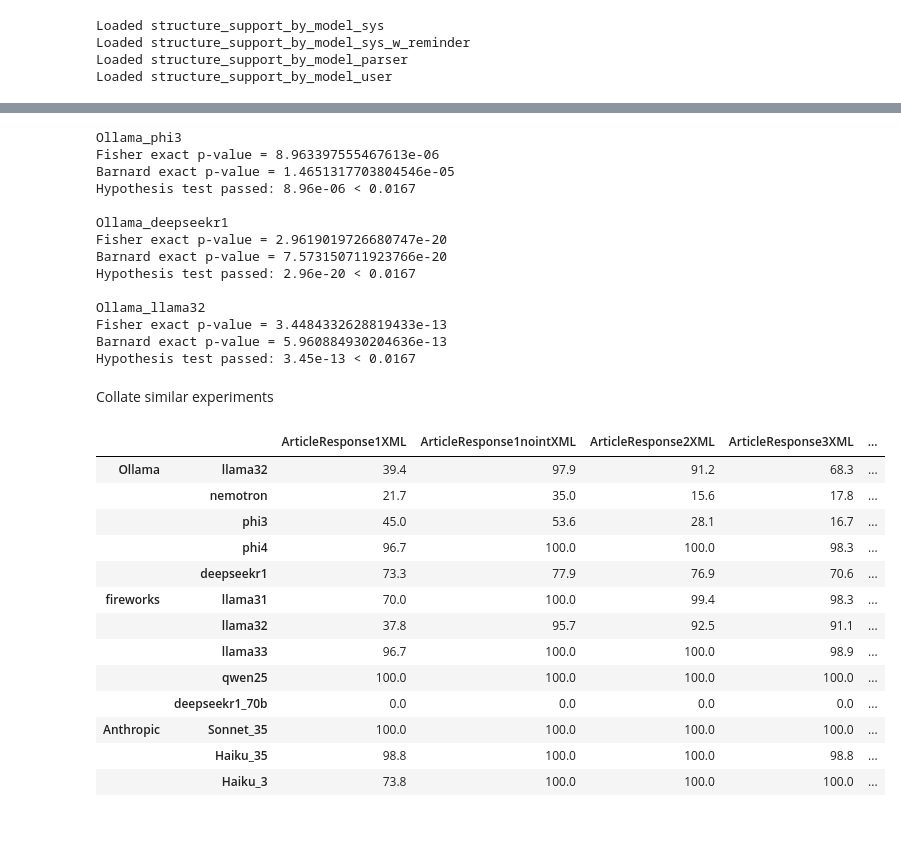
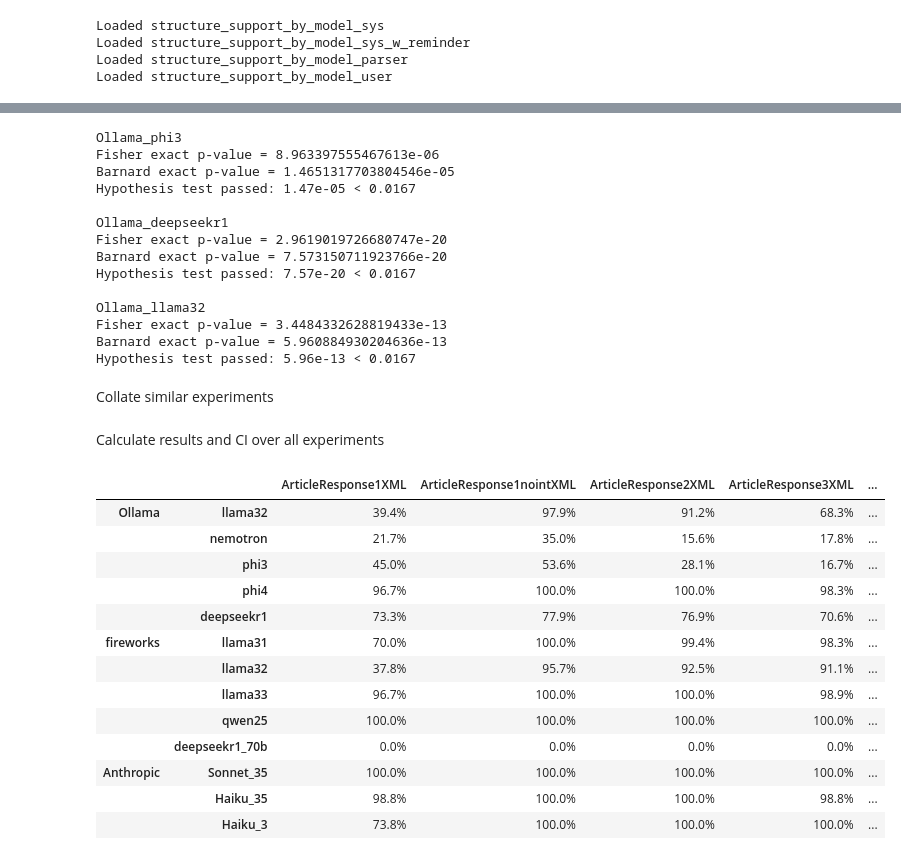
Before and after one commit to adocherty/mastering-structured-output, a Jupyter notebook: collate_and_test_results.ipynb, the cells around one changed output, grey strips where cells are left out. Cells and saved outputs as stored; diff of their text form; code cells hidden in the pictures; blank space fills up the shorter version.

```diff
--- a/collate_and_test_results.ipynb
+++ b/collate_and_test_results.ipynb
@@ -172,23 +209,23 @@ htest_sys_parser = compare_m_experiments(
             "structure_support_by_model_parser",
         ]
     },
-    print_only_passed=True,
+    print_only_passed=False,
 )
 # %% [output]
 Ollama_phi3
 Fisher exact p-value = 8.963397555467613e-06
 Barnard exact p-value = 1.4651317703804546e-05
-Hypothesis test passed: 8.96e-06 < 0.0167
+Hypothesis test passed: 1.47e-05 < 0.0167
 
 Ollama_deepseekr1
 Fisher exact p-value = 2.9619019726680747e-20
 Barnard exact p-value = 7.573150711923766e-20
-Hypothesis test passed: 2.96e-20 < 0.0167
+Hypothesis test passed: 7.57e-20 < 0.0167
 
 Ollama_llama32
 Fisher exact p-value = 3.4484332628819433e-13
 Barnard exact p-value = 5.960884930204636e-13
-Hypothesis test passed: 3.45e-13 < 0.0167
+Hypothesis test passed: 5.96e-13 < 0.0167
 # %% [markdown]
 Collate similar experiments
 # %%
@@ -222,40 +259,60 @@ for model, results_by_struct in combined_results.items():
             [o["error_type"] == "ok" for o in results["outputs"]]
         ).mean()
         results["num"] = len(results["outputs"])
+# %% [markdown]
+Calculate results and CI over all experiments
 # %%
 df_results = pd.DataFrame.from_dict(
     {
         tuple(mname.split("_", maxsplit=1)): {
             tname: combined_results[mname][tname]["valid"] * 100
             for tname in combined_results[mname].keys()
         }
         for mname in combined_results.keys()
     },
     orient="index",
 )
 df_count = pd.DataFrame.from_dict(
     {
         tuple(mname.split("_", maxsplit=1)): {
             tname: combined_results[mname][tname]["num"]
             for tname in combined_results[mname].keys()
         }
         for mname in combined_results.keys()
     },
     orient="index",
 )
-df_results.round(1)
+
+
+def format_ci(result):
+    avg, lb, ub = wilson_score_ci(result["valid"] * result["num"], result["num"])
+    # return f"{lb*100:.1f}% — {ub*100:.0f}% "
+    return f"{avg*100:.1f}% ±{max(avg-lb, ub-avg)*100:.1f}"
+
+
+df_ci = pd.DataFrame.from_dict(
+    {
+        tuple(mname.split("_", maxsplit=1)): {
+            tname: format_ci(combined_results[mname][tname])
+            for tname in combined_results[mname].keys()
+        }
+        for mname in combined_results.keys()
+    },
+    orient="index",
+)
+df_results.map(lambda x: f"{x:.1f}%")
 # %% [output]
 |  |  | ArticleResponse1XML | ArticleResponse1nointXML | ArticleResponse2XML | ArticleResponse3XML | ... |
-| Ollama | llama32 | 39.4 | 97.9 | 91.2 | 68.3 | ... |
-|  | nemotron | 21.7 | 35.0 | 15.6 | 17.8 | ... |
-|  | phi3 | 45.0 | 53.6 | 28.1 | 16.7 | ... |
-|  | phi4 | 96.7 | 100.0 | 100.0 | 98.3 | ... |
-|  | deepseekr1 | 73.3 | 77.9 | 76.9 | 70.6 | ... |
-| fireworks | llama31 | 70.0 | 100.0 | 99.4 | 98.3 | ... |
-|  | llama32 | 37.8 | 95.7 | 92.5 | 91.1 | ... |
-|  | llama33 | 96.7 | 100.0 | 100.0 | 98.9 | ... |
-|  | qwen25 | 100.0 | 100.0 | 100.0 | 100.0 | ... |
-|  | deepseekr1_70b | 0.0 | 0.0 | 0.0 | 0.0 | ... |
-| Anthropic | Sonnet_35 | 100.0 | 100.0 | 100.0 | 100.0 | ... |
-|  | Haiku_35 | 98.8 | 100.0 | 100.0 | 98.8 | ... |
-|  | Haiku_3 | 73.8 | 100.0 | 100.0 | 100.0 | ... |
+| Ollama | llama32 | 39.4% | 97.9% | 91.2% | 68.3% | ... |
+|  | nemotron | 21.7% | 35.0% | 15.6% | 17.8% | ... |
+|  | phi3 | 45.0% | 53.6% | 28.1% | 16.7% | ... |
+|  | phi4 | 96.7% | 100.0% | 100.0% | 98.3% | ... |
+|  | deepseekr1 | 73.3% | 77.9% | 76.9% | 70.6% | ... |
+| fireworks | llama31 | 70.0% | 100.0% | 99.4% | 98.3% | ... |
+|  | llama32 | 37.8% | 95.7% | 92.5% | 91.1% | ... |
+|  | llama33 | 96.7% | 100.0% | 100.0% | 98.9% | ... |
+|  | qwen25 | 100.0% | 100.0% | 100.0% | 100.0% | ... |
+|  | deepseekr1_70b | 0.0% | 0.0% | 0.0% | 0.0% | ... |
+| Anthropic | Sonnet_35 | 100.0% | 100.0% | 100.0% | 100.0% | ... |
+|  | Haiku_35 | 98.8% | 100.0% | 100.0% | 98.8% | ... |
+|  | Haiku_3 | 73.8% | 100.0% | 100.0% | 100.0% | ... |
```
Also changed, not shown: parts of 21 cells of this notebook, 4 other files.
